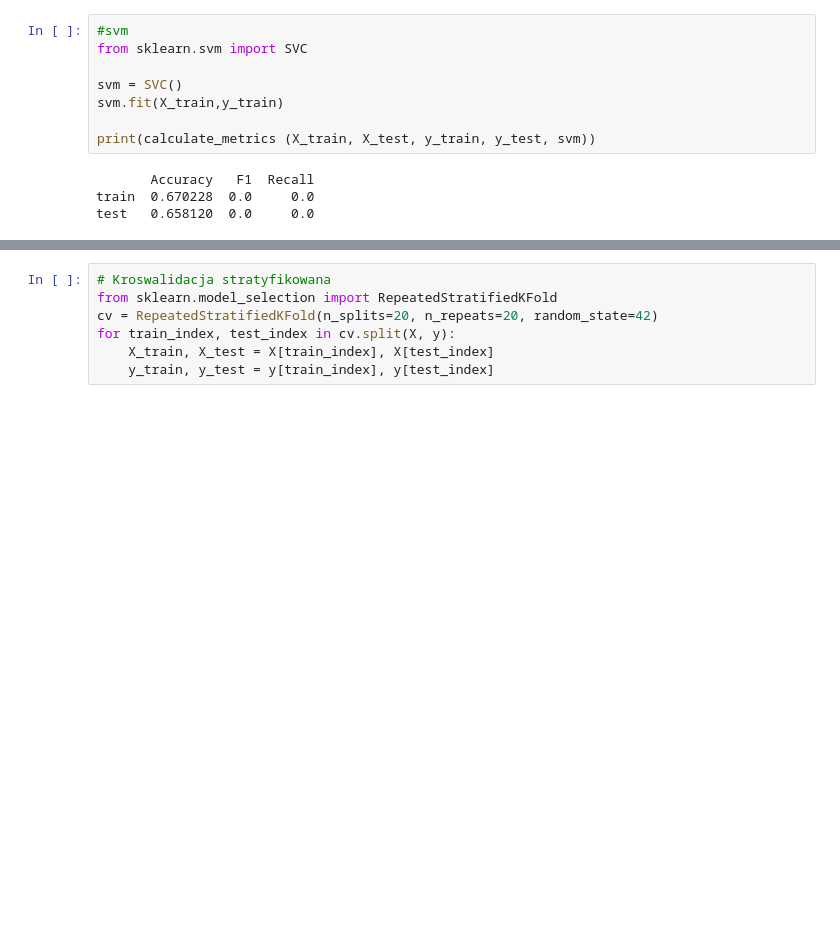
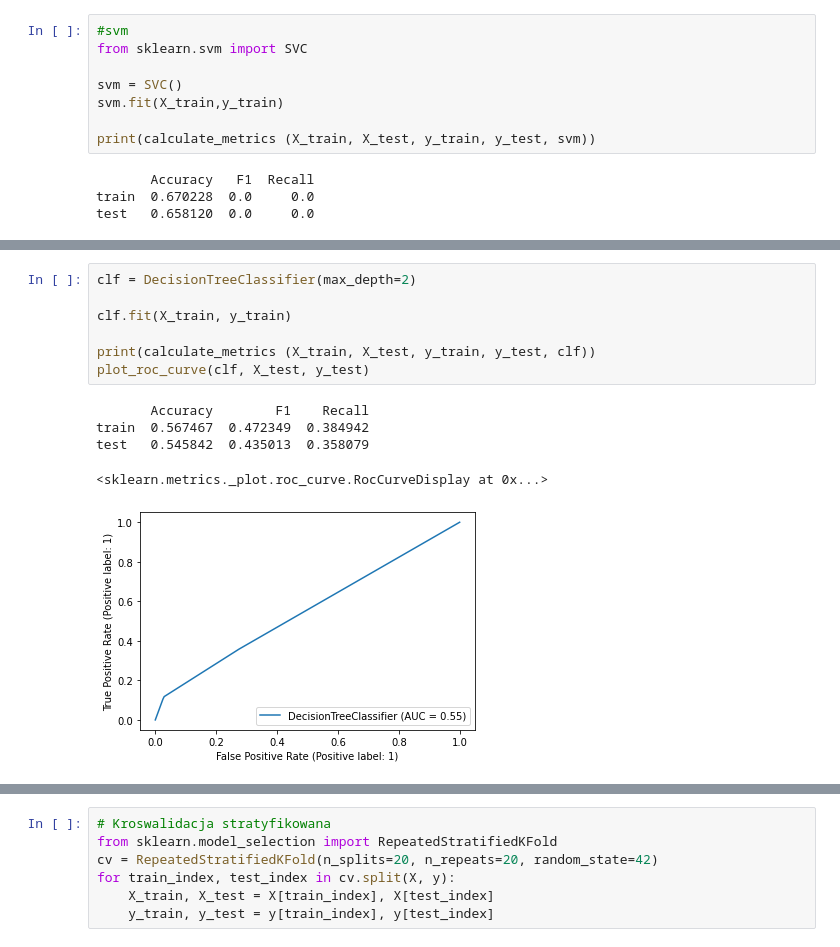
Before and after one commit to ewagaka/Job_Retention, a Jupyter notebook: job.ipynb, the cells around one changed output, grey strips where cells are left out. Drawn from its saved outputs; the diff is of its cells as text; blank space fills up the shorter version.

```diff
--- a/job.ipynb
+++ b/job.ipynb
@@ -459,0 +425,13 @@ test   0.513859  0.530864  0.563319
+# %%
+clf = DecisionTreeClassifier(max_depth=2)
+
+clf.fit(X_train, y_train)
+
+print(calculate_metrics (X_train, X_test, y_train, y_test, clf))
+plot_roc_curve(clf, X_test, y_test)
+# %% [output]
+       Accuracy        F1    Recall
+train  0.567467  0.472349  0.384942
+test   0.545842  0.435013  0.358079
+<sklearn.metrics._plot.roc_curve.RocCurveDisplay at 0x...>
+[figure, added]
```
Also changed, not shown: parts of 20 cells of this notebook.
